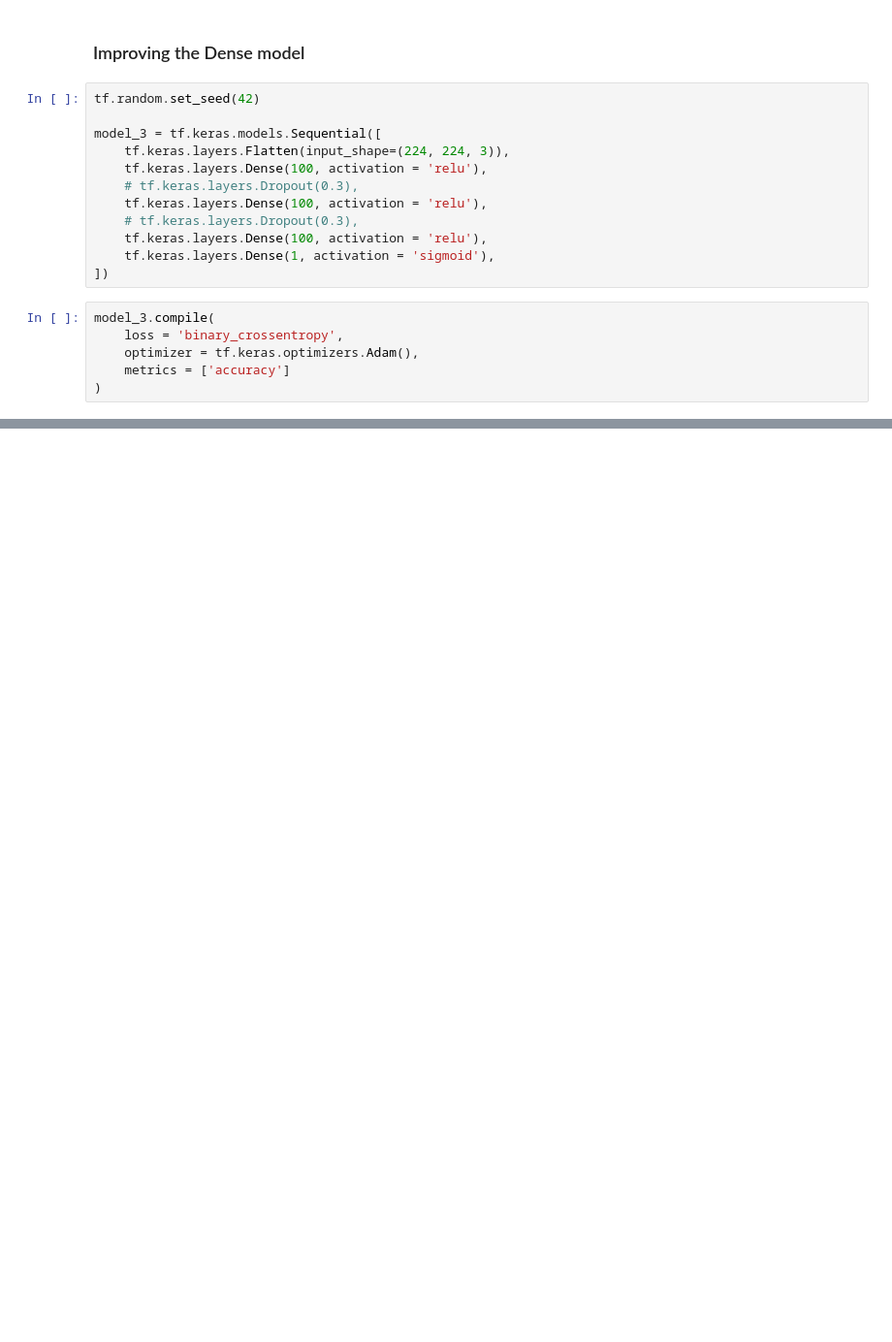
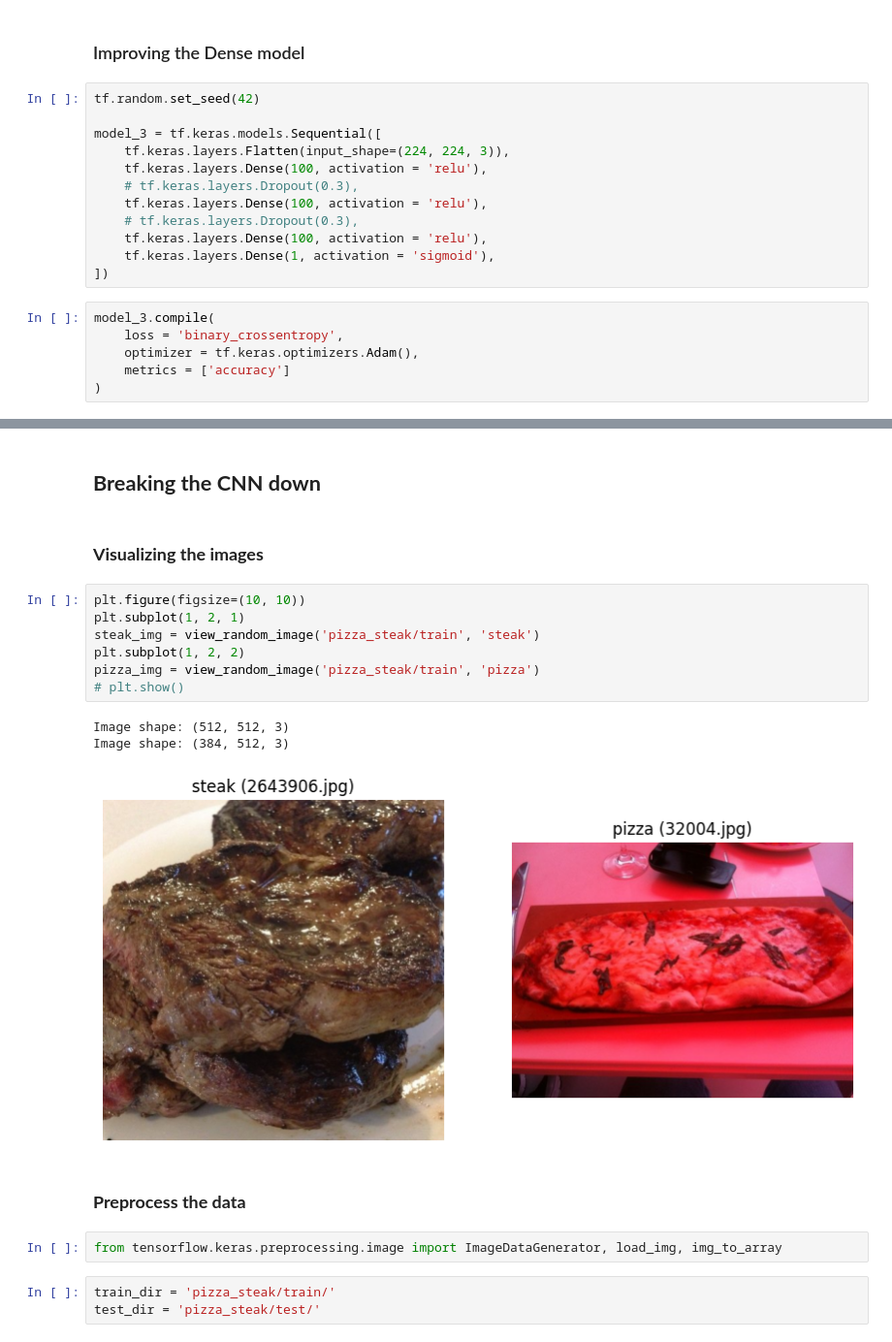
Before and after one commit to alchemistbg/udemy-tensorflow-developer-certificate-bootcamp, a Jupyter notebook: Section-05/Computer_vision_and_CNN.ipynb, the cells around one changed output, grey strips where cells are left out. Shown at 97% size. Cells and saved outputs as stored; diff of their text form; blank space fills up the shorter version.

```diff
--- a/Section-05/Computer_vision_and_CNN.ipynb
+++ b/Section-05/Computer_vision_and_CNN.ipynb
@@ -436,3 +439,25 @@ Model: "sequential_2"
  Trainable params: 15,073,201 (57.50 MB)
  Non-trainable params: 0 (0.00 B)
  Optimizer params: 30,146,404 (115.00 MB)
+# %% [markdown]
+## **Breaking the CNN down**
+# %% [markdown]
+### **Visualizing the images**
+# %%
+plt.figure(figsize=(10, 10))
+plt.subplot(1, 2, 1)
+steak_img = view_random_image('pizza_steak/train', 'steak')
+plt.subplot(1, 2, 2)
+pizza_img = view_random_image('pizza_steak/train', 'pizza')
+# plt.show()
+# %% [output]
+Image shape: (512, 512, 3)
+Image shape: (384, 512, 3)
+[figure, added]
+# %% [markdown]
+### **Preprocess the data**
+# %%
+from tensorflow.keras.preprocessing.image import ImageDataGenerator, load_img, img_to_array
+# %%
+train_dir = 'pizza_steak/train/'
+test_dir = 'pizza_steak/test/'
```
Also changed, not shown: parts of 20 cells of this notebook.
